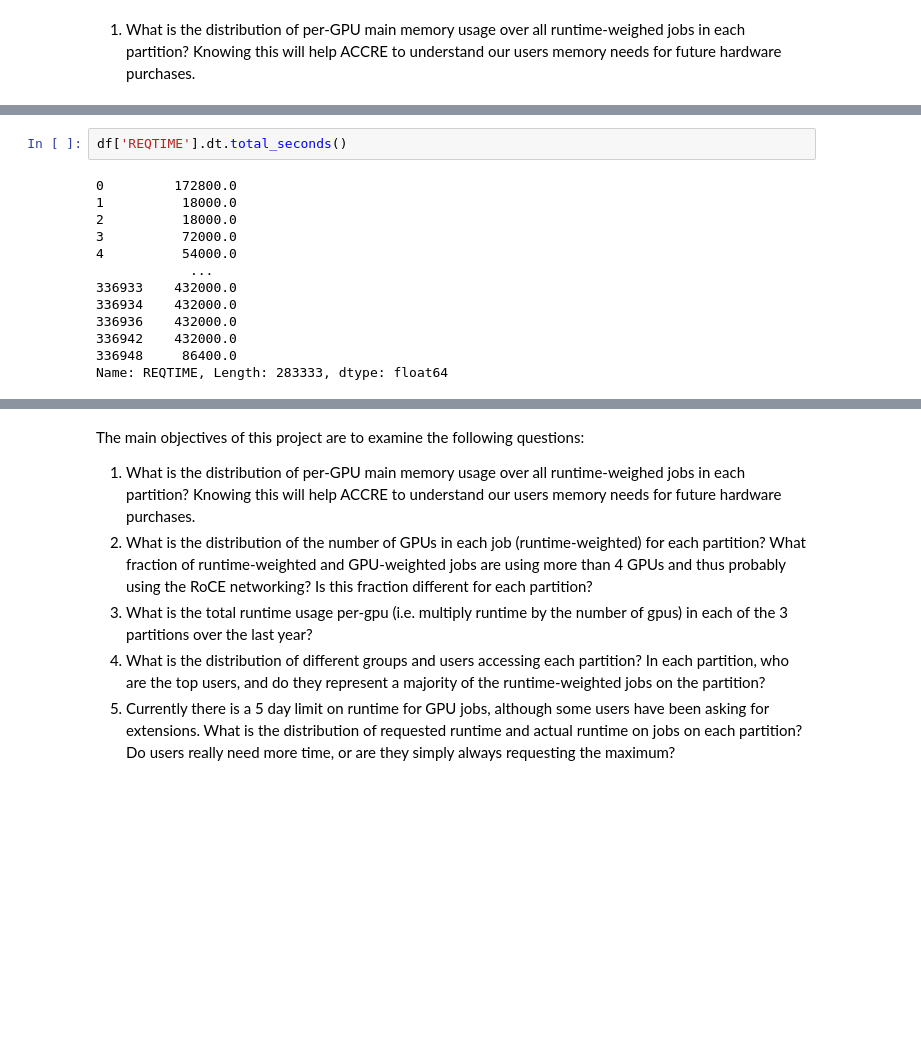
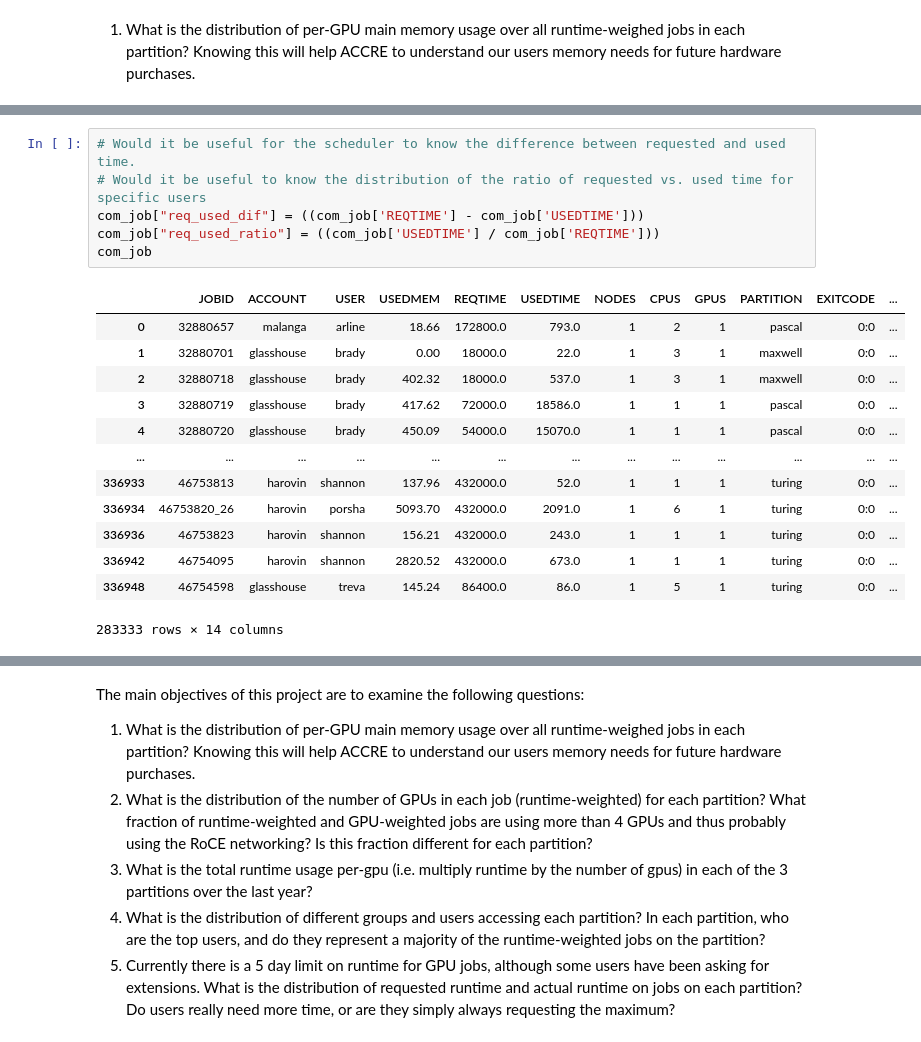
Before and after one commit to nss-data-science-cohort-6/accre_project-goobers, a Jupyter notebook: notebooks/tim.ipynb, the cells around one changed output, grey strips where cells are left out. Drawn from its saved outputs; the diff is of its cells as text; blank space fills up the shorter version.

```diff
--- a/notebooks/tim.ipynb
+++ b/notebooks/tim.ipynb
@@ -67,15 +105,20 @@ memory usage: 28.1+ MB
 # %%
-df['REQTIME'].dt.total_seconds()
+# Would it be useful for the scheduler to know the difference between requested and used time.
+# Would it be useful to know the distribution of the ratio of requested vs. used time for specific users
+com_job["req_used_dif"] = ((com_job['REQTIME'] - com_job['USEDTIME']))
+com_job["req_used_ratio"] = ((com_job['USEDTIME'] / com_job['REQTIME']))
+com_job
 # %% [output]
+|  | JOBID | ACCOUNT | USER | USEDMEM | REQTIME | USEDTIME | NODES | CPUS | GPUS | PARTITION | EXITCODE | ... |
+| 0 | 32880657 | malanga | arline | 18.66 | 172800.0 | 793.0 | 1 | 2 | 1 | pascal | 0:0 | ... |
+| 1 | 32880701 | glasshouse | brady | 0.00 | 18000.0 | 22.0 | 1 | 3 | 1 | maxwell | 0:0 | ... |
+| 2 | 32880718 | glasshouse | brady | 402.32 | 18000.0 | 537.0 | 1 | 3 | 1 | maxwell | 0:0 | ... |
+| 3 | 32880719 | glasshouse | brady | 417.62 | 72000.0 | 18586.0 | 1 | 1 | 1 | pascal | 0:0 | ... |
+| 4 | 32880720 | glasshouse | brady | 450.09 | 54000.0 | 15070.0 | 1 | 1 | 1 | pascal | 0:0 | ... |
+| ... | ... | ... | ... | ... | ... | ... | ... | ... | ... | ... | ... | ... |
+| 336933 | 46753813 | harovin | shannon | 137.96 | 432000.0 | 52.0 | 1 | 1 | 1 | turing | 0:0 | ... |
+| 336934 | 46753820_26 | harovin | porsha | 5093.70 | 432000.0 | 2091.0 | 1 | 6 | 1 | turing | 0:0 | ... |
+| 336936 | 46753823 | harovin | shannon | 156.21 | 432000.0 | 243.0 | 1 | 1 | 1 | turing | 0:0 | ... |
+| 336942 | 46754095 | harovin | shannon | 2820.52 | 432000.0 | 673.0 | 1 | 1 | 1 | turing | 0:0 | ... |
+| 336948 | 46754598 | glasshouse | treva | 145.24 | 86400.0 | 86.0 | 1 | 5 | 1 | turing | 0:0 | ... |
-0         172800.0
-1          18000.0
-2          18000.0
-3          72000.0
-4          54000.0
-            ...
-336933    432000.0
-336934    432000.0
-336936    432000.0
-336942    432000.0
-336948     86400.0
-Name: REQTIME, Length: 283333, dtype: float64
+283333 rows × 14 columns
```
Also changed, not shown: parts of 8 cells of this notebook.
